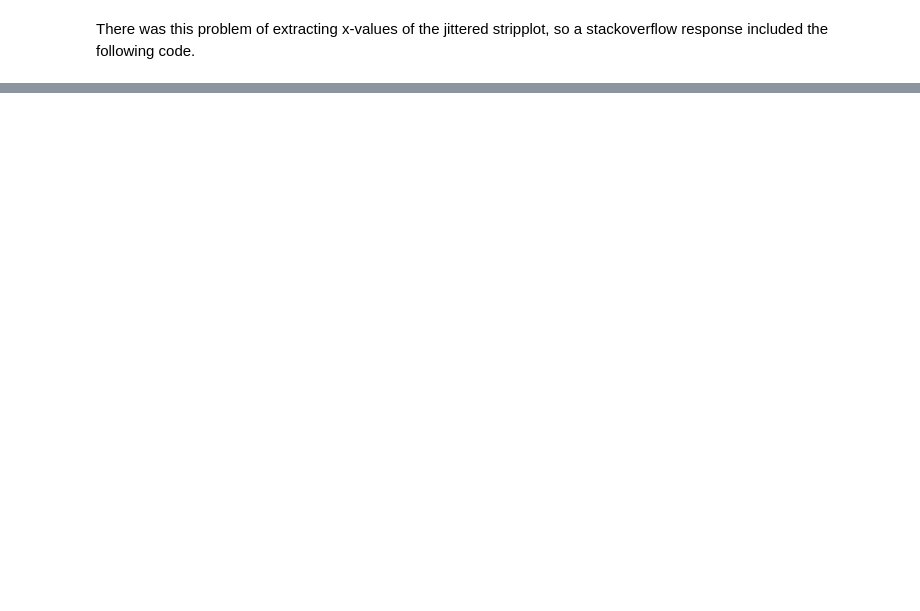
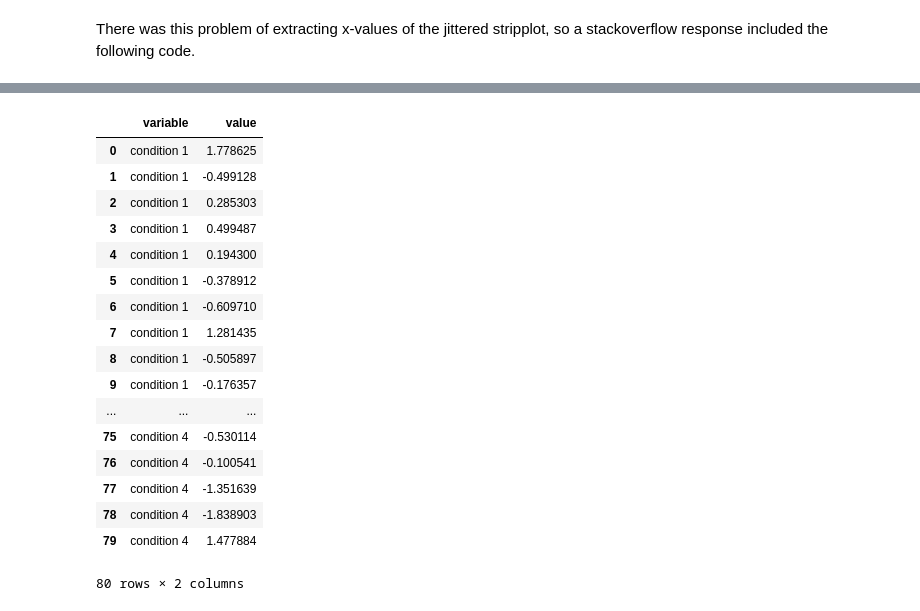
Before and after one commit to jorvlan/open-visualizations, a Jupyter notebook: Elaborate plotting in Python.ipynb, the cells around one changed output, grey strips where cells are left out. Saved outputs shown, nothing was run; the diff lists cells and outputs as text; code cells hidden in the pictures; blank space fills up the shorter version.

```diff
--- a/Elaborate plotting in Python.ipynb
+++ b/Elaborate plotting in Python.ipynb
@@ -726,0 +764,22 @@ for idx in df.index:
+# %%
+df_long = pd.melt(df,  value_vars=['condition 1','condition 2','condition 3','condition 4'])
+df_long
+# %% [output]
+|  | variable | value |
+| 0 | condition 1 | 1.778625 |
+| 1 | condition 1 | -0.499128 |
+| 2 | condition 1 | 0.285303 |
+| 3 | condition 1 | 0.499487 |
+| 4 | condition 1 | 0.194300 |
+| 5 | condition 1 | -0.378912 |
+| 6 | condition 1 | -0.609710 |
+| 7 | condition 1 | 1.281435 |
+| 8 | condition 1 | -0.505897 |
+| 9 | condition 1 | -0.176357 |
+| ... | ... | ... |
+| 75 | condition 4 | -0.530114 |
+| 76 | condition 4 | -0.100541 |
+| 77 | condition 4 | -1.351639 |
+| 78 | condition 4 | -1.838903 |
+| 79 | condition 4 | 1.477884 |
+80 rows × 2 columns
```
Also changed, not shown: parts of 10 cells of this notebook.
